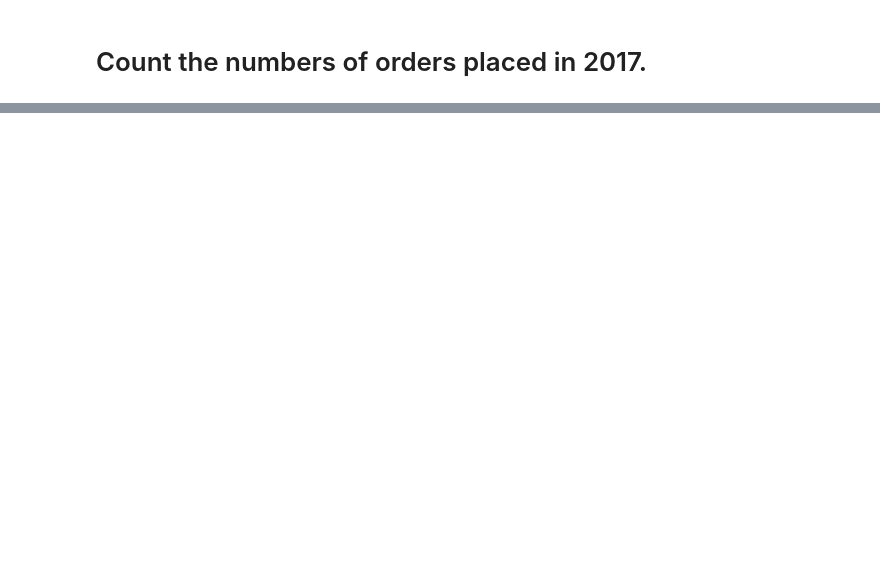
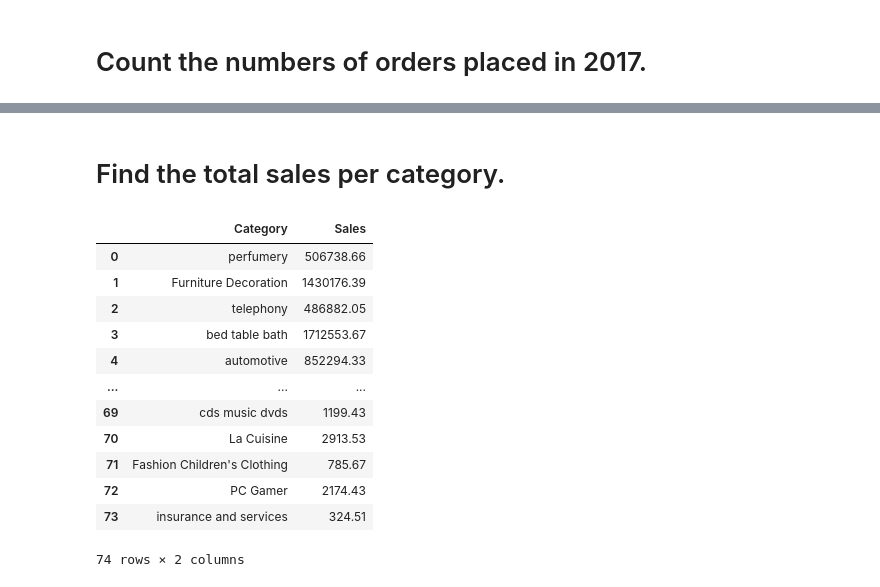
Before and after one commit to ATUL5692/Sales-Analysis, a Jupyter notebook: Sales Analysis.ipynb, the cells around one changed output, grey strips where cells are left out. Drawn from its saved outputs; the diff is of its cells as text; code cells hidden in the pictures; blank space fills up the shorter version.

Commit message:
Total sales per category.

```diff
--- a/Sales Analysis.ipynb
+++ b/Sales Analysis.ipynb
@@ -32,0 +72,33 @@ data = cur.fetchall()
+# %% [markdown]
+# Find the total sales per category.
+# %%
+query = """ select products.product_category category,
+round(sum(payments.payment_value), 2) sales
+from products join order_items
+on products.product_id = order_items.product_id
+join payments
+on payments.order_id = order_items.order_id
+group by category
+"""
+
+cur.execute(query)
+
+data = cur.fetchall()
+
+df = pd.DataFrame(data, columns = ["Category", "Sales"])
+
+df
+# %% [output]
+|  | Category | Sales |
+| 0 | perfumery | 506738.66 |
+| 1 | Furniture Decoration | 1430176.39 |
+| 2 | telephony | 486882.05 |
+| 3 | bed table bath | 1712553.67 |
+| 4 | automotive | 852294.33 |
+| ... | ... | ... |
+| 69 | cds music dvds | 1199.43 |
+| 70 | La Cuisine | 2913.53 |
+| 71 | Fashion Children's Clothing | 785.67 |
+| 72 | PC Gamer | 2174.43 |
+| 73 | insurance and services | 324.51 |
+74 rows × 2 columns
```
Also changed, not shown: parts of 4 cells of this notebook.
